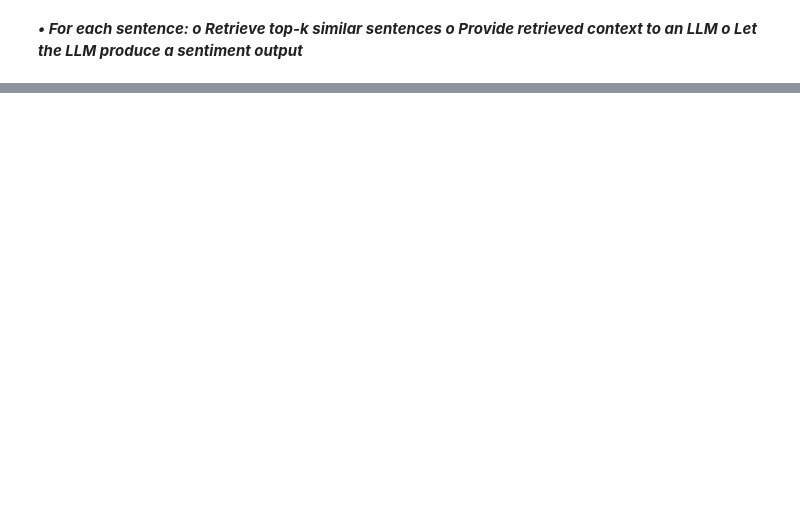
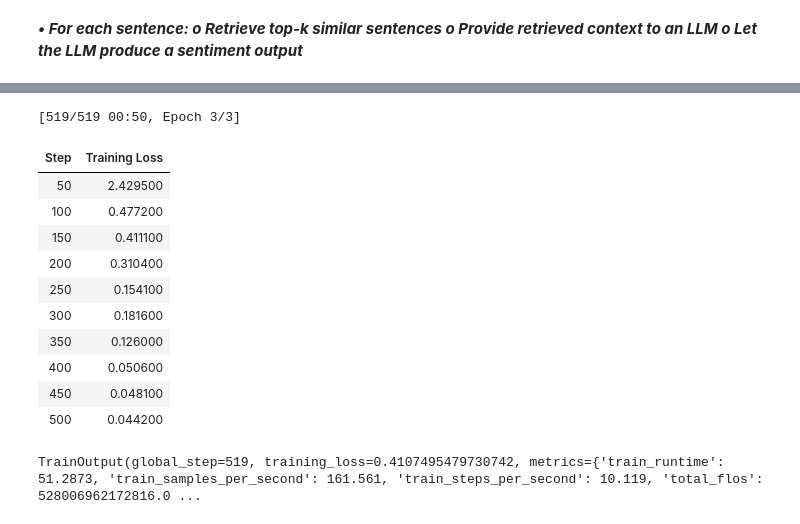
Before and after one commit to MH-Rizvi/Sentiment-Analysis-in-Financial-Text-using-RAG-LLM-FinBERT, a Jupyter notebook: notebook.ipynb, the cells around one changed output, grey strips where cells are left out. Saved outputs shown, nothing was run; the diff lists cells and outputs as text; code cells hidden in the pictures; blank space fills up the shorter version.

```diff
--- a/notebook.ipynb
+++ b/notebook.ipynb
@@ -819,0 +933,54 @@ RAG Confusion Matrix:
+# %%
+model = BertForSequenceClassification.from_pretrained("yiyanghkust/finbert-tone", num_labels=3)
+# %%
+def compute_metrics(pred):
+    labels = pred.label_ids
+    preds = pred.predictions.argmax(-1)
+    precision, recall, f1, _ = precision_recall_fscore_support(labels, preds, average='weighted')
+    acc = accuracy_score(labels, preds)
+    return {
+        'accuracy': acc,
+        'precision': precision,
+        'recall': recall,
+        'f1': f1
+    }
+# %%
+training_args = TrainingArguments(
+    output_dir="./finbert_finetuned",
+    num_train_epochs=3,
+    per_device_train_batch_size=16,
+    per_device_eval_batch_size=16,
+    learning_rate=2e-5,
+    logging_dir="./logs",
+    logging_steps=50,
+    do_eval=True,      # old syntax
+    eval_steps=200,
+    save_steps=200,
+    save_total_limit=2,
+    fp16=True
+    # load_best_model_at_end removed
+)
+# %%
+trainer = Trainer(
+    model=model,
+    args=training_args,
+    train_dataset=train_dataset,
+    eval_dataset=val_dataset,
+    compute_metrics=compute_metrics
+)
+# %%
+trainer.train()
+# %% [output]
+[519/519 00:50, Epoch 3/3]
+| Step | Training Loss |
+| 50 | 2.429500 |
+| 100 | 0.477200 |
+| 150 | 0.411100 |
+| 200 | 0.310400 |
+| 250 | 0.154100 |
+| 300 | 0.181600 |
+| 350 | 0.126000 |
+| 400 | 0.050600 |
+| 450 | 0.048100 |
+| 500 | 0.044200 |
+TrainOutput(global_step=519, training_loss=0.4107495479730742, metrics={'train_runtime': 51.2873, 'train_samples_per_second': 161.561, 'train_steps_per_second': 10.119, 'total_flos': 528006962172816.0 ...
```
Also changed, not shown: parts of 22 cells of this notebook, 1 other file.
